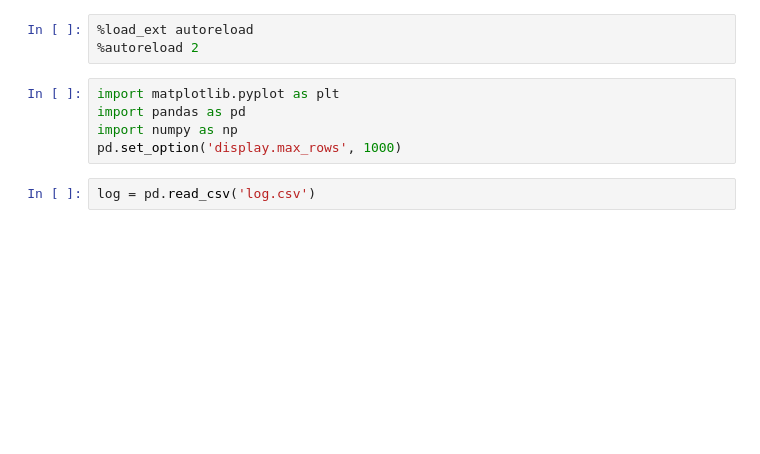
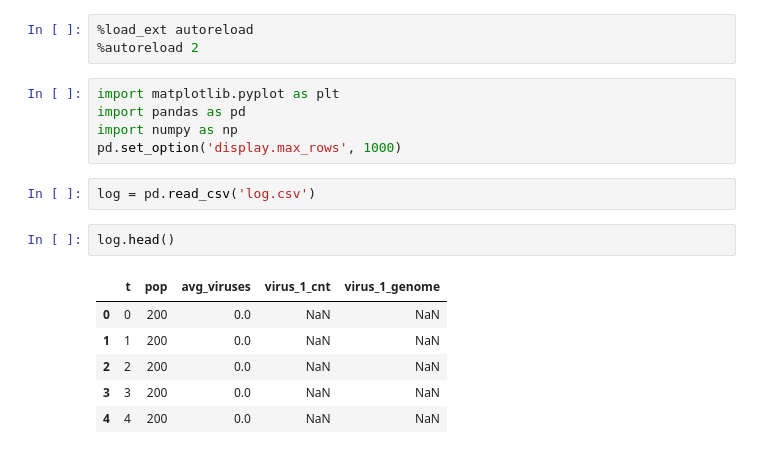
Before and after one commit to JoshJung17/VirusEvolution, a Jupyter notebook: logs/Untitled.ipynb, the cells around one changed output. Cells and saved outputs as stored; diff of their text form; blank space fills up the shorter version.

```diff
--- a/logs/Untitled.ipynb
+++ b/logs/Untitled.ipynb
@@ -8,4 +8,13 @@ import numpy as np
 pd.set_option('display.max_rows', 1000)
 # %%
 log = pd.read_csv('log.csv')
+# %%
+log.head()
+# %% [output]
+|  | t | pop | avg_viruses | virus_1_cnt | virus_1_genome |
+| 0 | 0 | 200 | 0.0 | NaN | NaN |
+| 1 | 1 | 200 | 0.0 | NaN | NaN |
+| 2 | 2 | 200 | 0.0 | NaN | NaN |
+| 3 | 3 | 200 | 0.0 | NaN | NaN |
+| 4 | 4 | 200 | 0.0 | NaN | NaN |
 # %%
```
Also changed, not shown: parts of 5 cells of this notebook, 11 other files.
